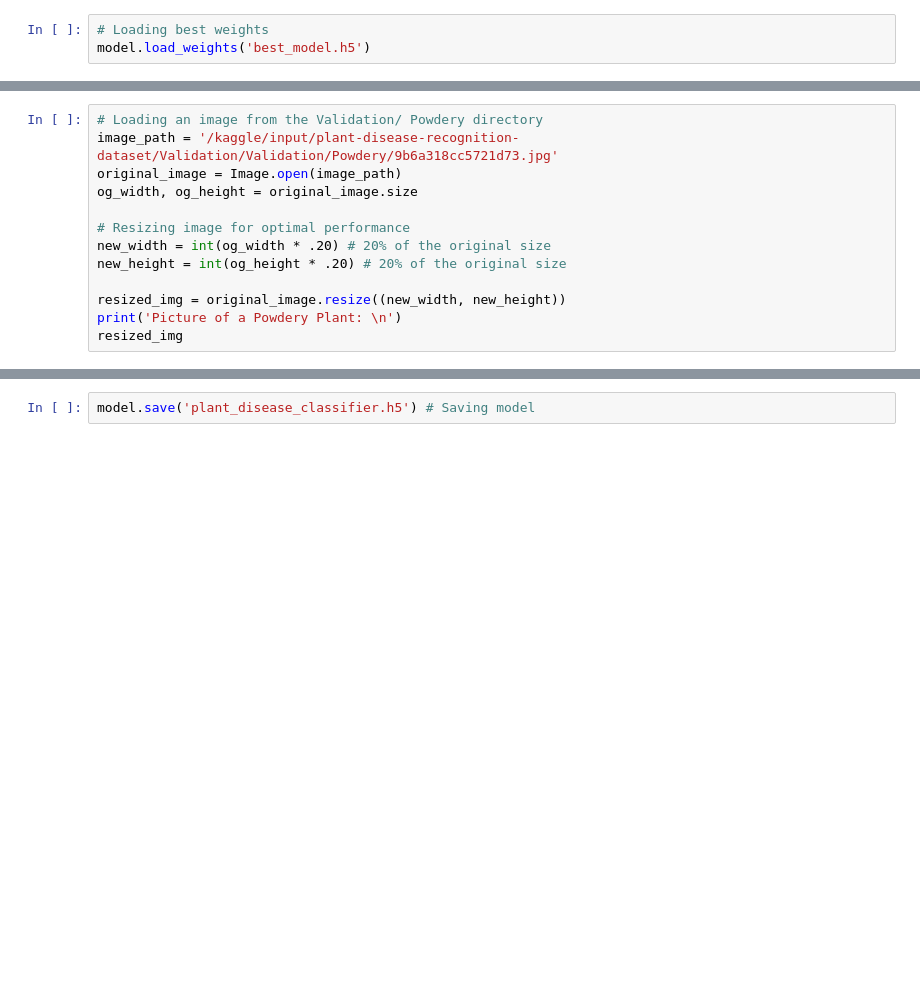
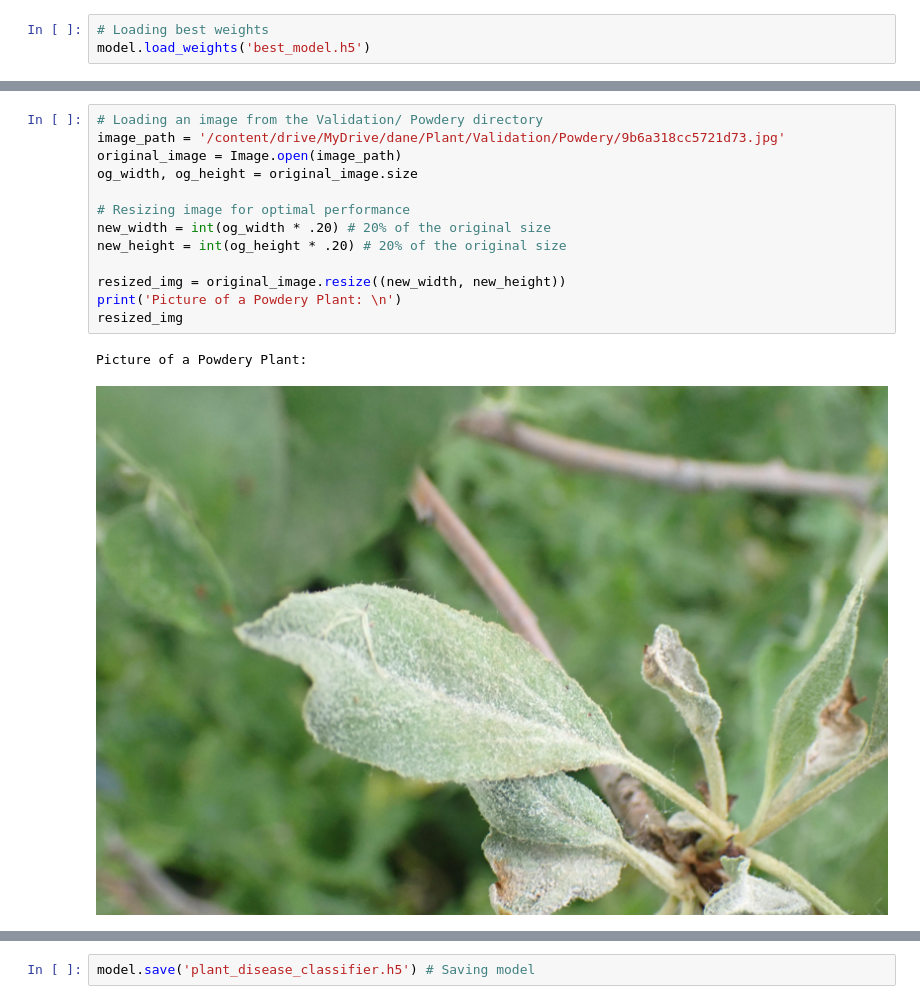
Before and after one commit to adalbertii/Modele---klasyfikacyjne, a Jupyter notebook: CNN_plant_case.ipynb, the cells around one changed output, grey strips where cells are left out. Drawn from its saved outputs; the diff is of its cells as text; blank space fills up the shorter version.

```diff
--- a/CNN_plant_case.ipynb
+++ b/CNN_plant_case.ipynb
@@ -447,16 +677,19 @@ print('\nValidation Accuracy: ', np.round(val_acc * 100), '%')
 # %%
 # Loading an image from the Validation/ Powdery directory
-image_path = '/kaggle/input/plant-disease-recognition-dataset/Validation/Validation/Powdery/9b6a318cc5721d73.jpg'
+image_path = '/content/drive/MyDrive/dane/Plant/Validation/Powdery/9b6a318cc5721d73.jpg'
 original_image = Image.open(image_path)
 og_width, og_height = original_image.size
 
 # Resizing image for optimal performance
 new_width = int(og_width * .20) # 20% of the original size
 new_height = int(og_height * .20) # 20% of the original size
 
 resized_img = original_image.resize((new_width, new_height))
 print('Picture of a Powdery Plant: \n')
 resized_img
+# %% [output]
+Picture of a Powdery Plant:
+[figure, added]
 # %%
 # Manually preprocessing image
 preprocessed_image = original_image.resize((256, 256))
```
Also changed, not shown: parts of 26 cells of this notebook.
